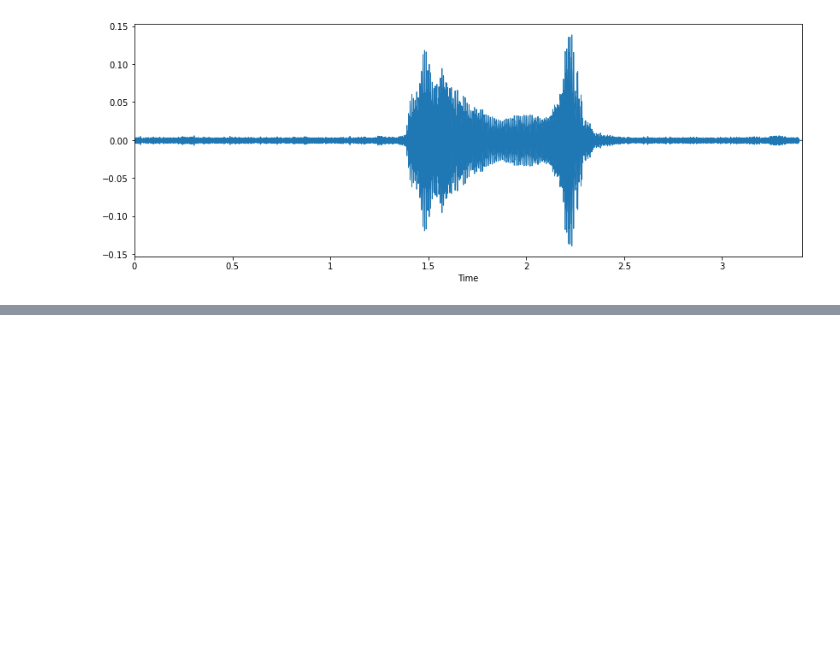
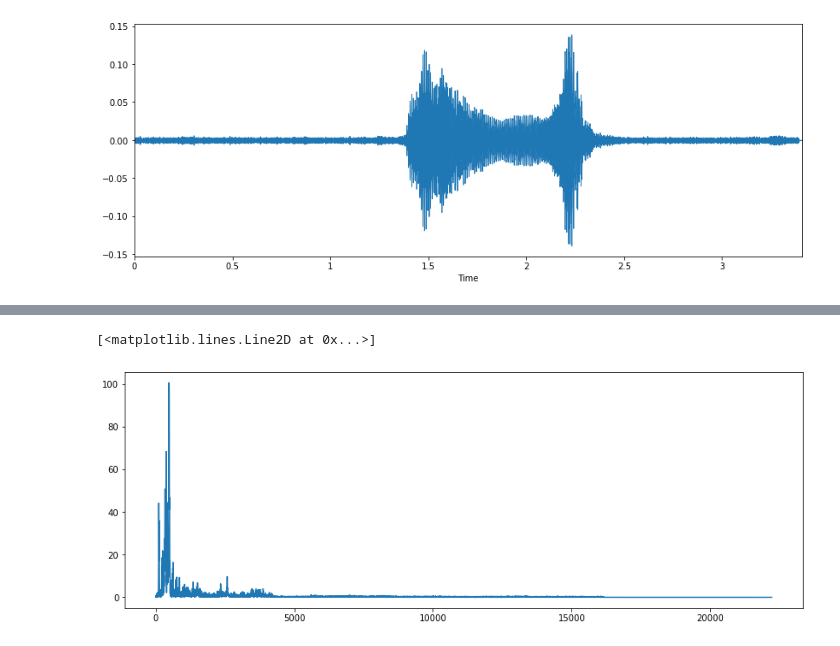
Before and after one commit to Yushgoel/pitch-variation, a Jupyter notebook: FFT Analysis.ipynb, the cells around one changed output, grey strips where cells are left out. Drawn from its saved outputs; the diff is of its cells as text; code cells hidden in the pictures; blank space fills up the shorter version.

```diff
--- a/FFT Analysis.ipynb
+++ b/FFT Analysis.ipynb
@@ -98,0 +116,6 @@ x2_fft = np.fft.fft(x2)
+# %%
+plt.figure(figsize=(14, 5))
+plt.plot(np.abs(x_fft_p1))
+# %% [output]
+[<matplotlib.lines.Line2D at 0x...>]
+[figure, added]
```
Also changed, not shown: parts of 12 cells of this notebook, 2 other files.
